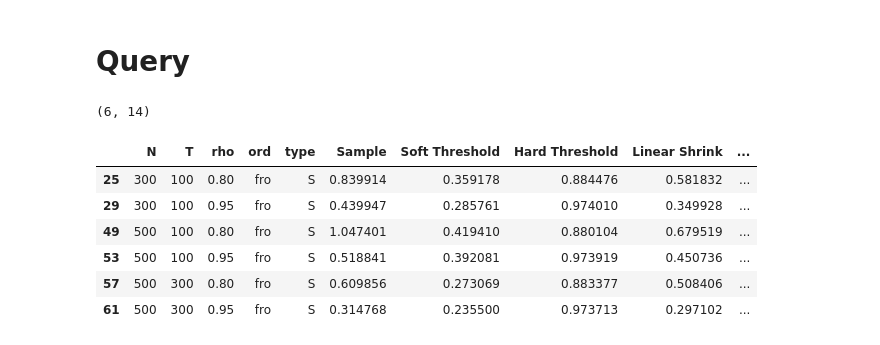
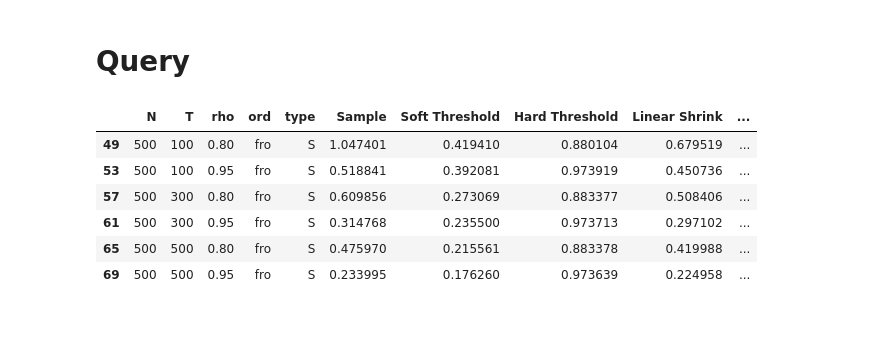
Before and after one commit to pkuxklx/Comention_simu, a Jupyter notebook: lx_data_process.ipynb, the cells around one changed output. Drawn from its saved outputs; the diff is of its cells as text; code cells hidden in the pictures.

```diff
--- a/lx_data_process.ipynb
+++ b/lx_data_process.ipynb
@@ -198,18 +139,14 @@ df[df['Info Band eta=0.5'].isnull() == False].head()
 # %% [markdown]
 # Query
 # %%
-tmp = df[(df['ord'] == 'fro') & (df['type'] == 'S') & (df['N'] > df['T'])]
-tmp.shape
+tmp = df[(df['ord'] == 'fro') & (df['type'] == 'S') & (df['N'] == 500)]
+tmp
 # %% [output]
-(6, 14)
+|  | N | T | rho | ord | type | Sample | Soft Threshold | Hard Threshold | Linear Shrink | ... |
+| 49 | 500 | 100 | 0.80 | fro | S | 1.047401 | 0.419410 | 0.880104 | 0.679519 | ... |
+| 53 | 500 | 100 | 0.95 | fro | S | 0.518841 | 0.392081 | 0.973919 | 0.450736 | ... |
+| 57 | 500 | 300 | 0.80 | fro | S | 0.609856 | 0.273069 | 0.883377 | 0.508406 | ... |
+| 61 | 500 | 300 | 0.95 | fro | S | 0.314768 | 0.235500 | 0.973713 | 0.297102 | ... |
+| 65 | 500 | 500 | 0.80 | fro | S | 0.475970 | 0.215561 | 0.883378 | 0.419988 | ... |
+| 69 | 500 | 500 | 0.95 | fro | S | 0.233995 | 0.176260 | 0.973639 | 0.224958 | ... |
-# %%
-tmp
-# %% [output]
-|  | N | T | rho | ord | type | Sample | Soft Threshold | Hard Threshold | Linear Shrink | ... |
-| 25 | 300 | 100 | 0.80 | fro | S | 0.839914 | 0.359178 | 0.884476 | 0.581832 | ... |
-| 29 | 300 | 100 | 0.95 | fro | S | 0.439947 | 0.285761 | 0.974010 | 0.349928 | ... |
-| 49 | 500 | 100 | 0.80 | fro | S | 1.047401 | 0.419410 | 0.880104 | 0.679519 | ... |
-| 53 | 500 | 100 | 0.95 | fro | S | 0.518841 | 0.392081 | 0.973919 | 0.450736 | ... |
-| 57 | 500 | 300 | 0.80 | fro | S | 0.609856 | 0.273069 | 0.883377 | 0.508406 | ... |
-| 61 | 500 | 300 | 0.95 | fro | S | 0.314768 | 0.235500 | 0.973713 | 0.297102 | ... |
 # %%
```
Also changed, not shown: parts of 13 cells of this notebook, 3 other files.
